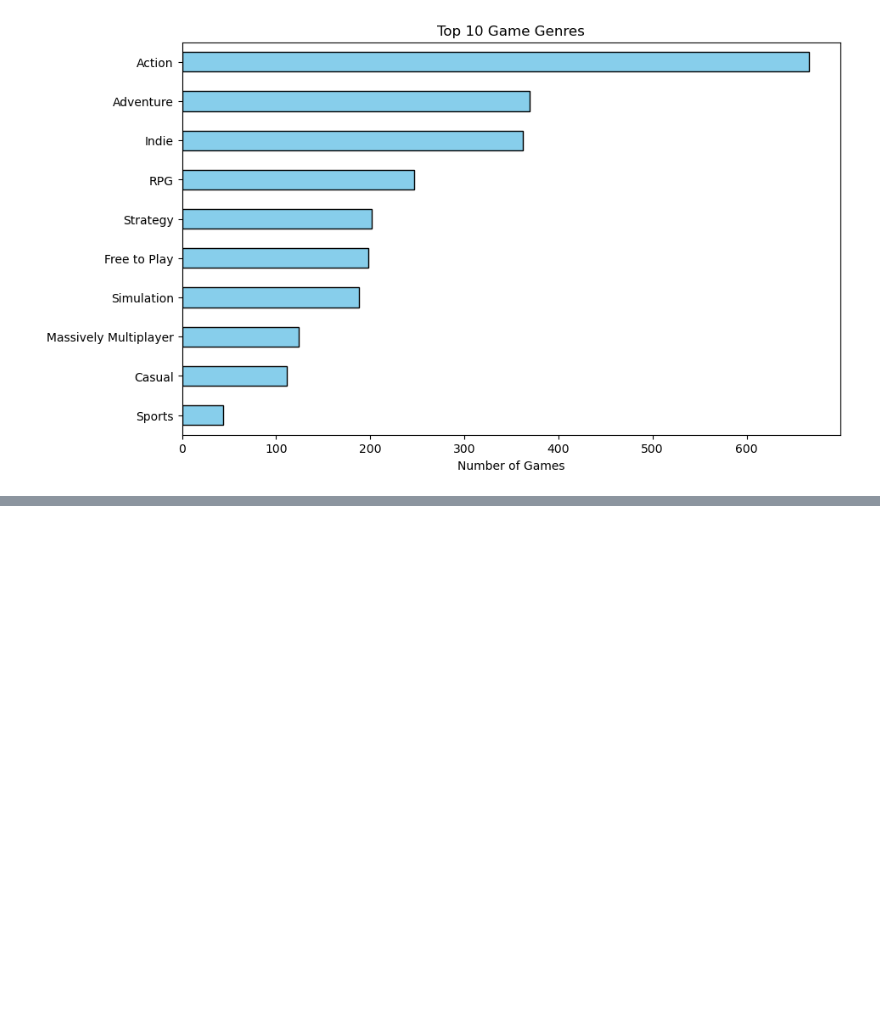
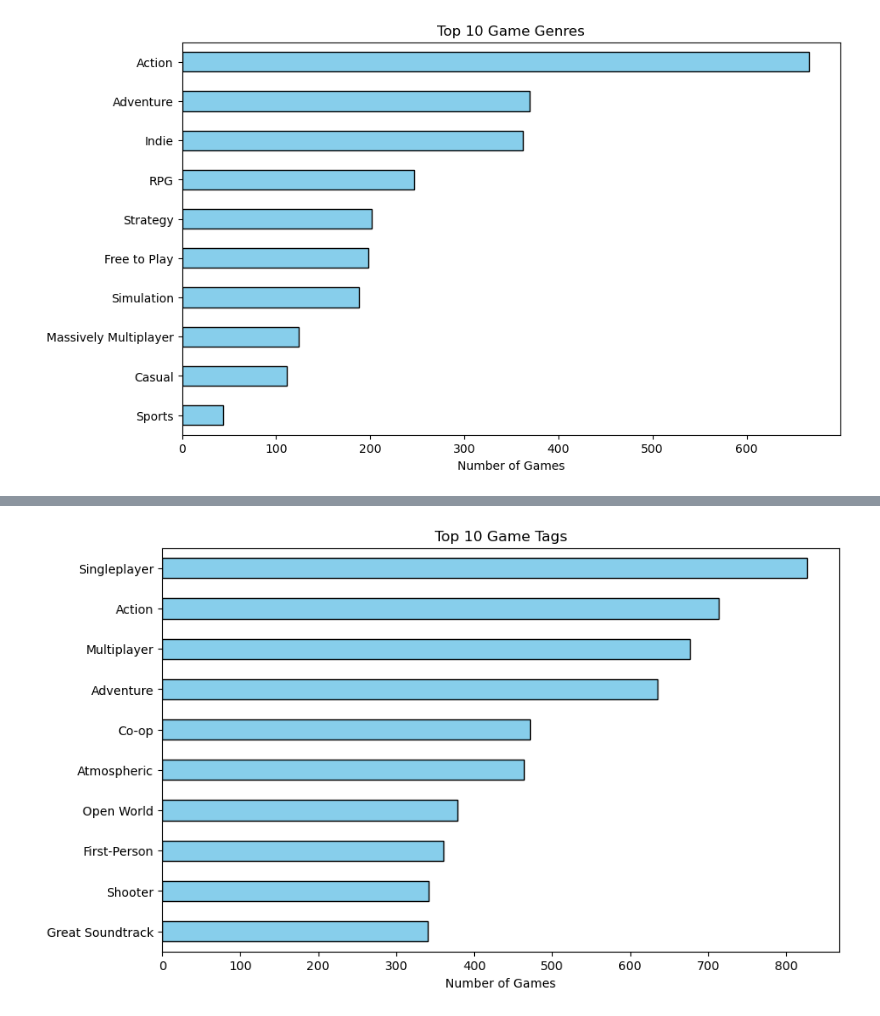
Before and after one commit to raj-rajat/Top-1000-Steam-Games-2023, a Jupyter notebook: top-1000-steam-games-2023.ipynb, the cells around one changed output, grey strips where cells are left out. Cells and saved outputs as stored; diff of their text form; code cells hidden in the pictures; blank space fills up the shorter version.

```diff
--- a/top-1000-steam-games-2023.ipynb
+++ b/top-1000-steam-games-2023.ipynb
@@ -294,0 +337,7 @@ plt.show()
+# %%
+# Split the 'tags' column on colon and count individual tags
+tags = steamspy_data['tags'].str.split(',').explode().str.strip().str.split(':').str[0].str.strip("'")
+tag_counts = tags.value_counts()
+
+# Display the top 10 tags
+tag_counts.head(10)
@@ -294,0 +356,9 @@ plt.show()
+# %%
+# Plot the top 10 tags
+plt.figure(figsize=(10, 6))
+tag_counts.head(10).sort_values().plot(kind='barh', color='skyblue', edgecolor='black')
+plt.xlabel('Number of Games')
+plt.title('Top 10 Game Tags')
+plt.show()
+# %% [output]
+[figure, added]
```
Also changed, not shown: parts of 5 cells of this notebook.
